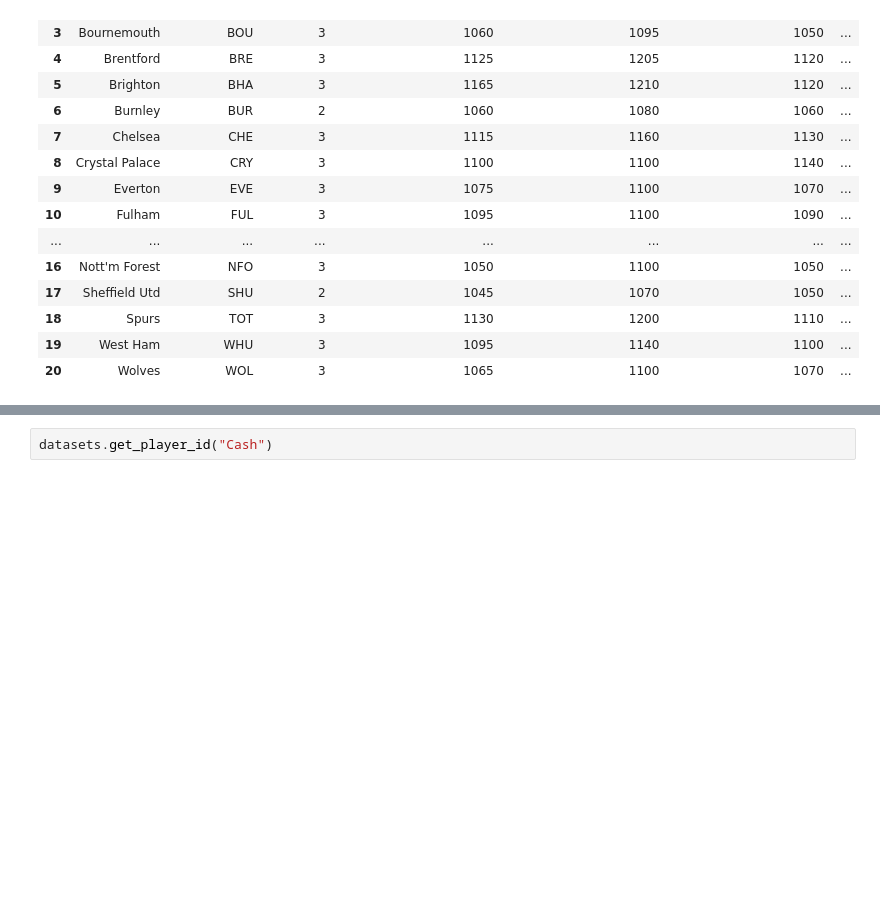
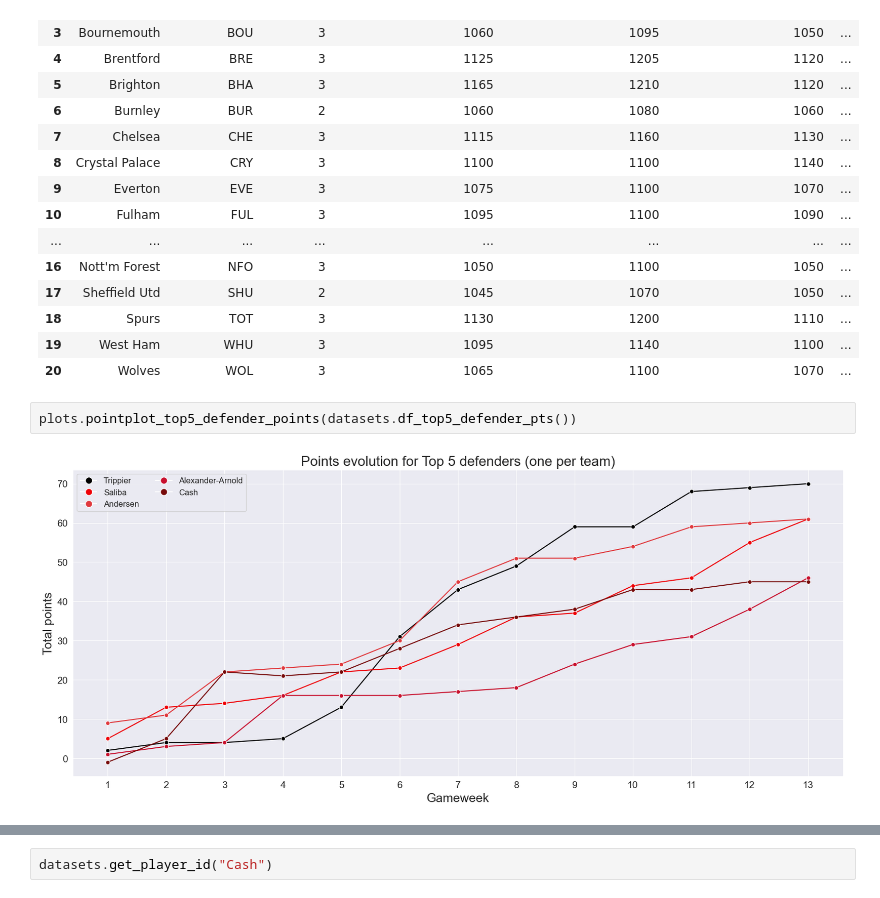
Before and after one commit to JedrzejSarna/fpl_analysis, a Jupyter notebook: _00_testing.ipynb, the cells around one changed output, grey strips where cells are left out. Saved outputs shown, nothing was run; the diff lists cells and outputs as text; blank space fills up the shorter version.

Commit message:
added top5 plots and tried LS prediction

```diff
--- a/_00_testing.ipynb
+++ b/_00_testing.ipynb
@@ -48,3 +48,7 @@ datasets.teams_dataset
 | 18 | Spurs | TOT | 3 | 1130 | 1200 | 1110 | ... |
 | 19 | West Ham | WHU | 3 | 1095 | 1140 | 1100 | ... |
 | 20 | Wolves | WOL | 3 | 1065 | 1100 | 1070 | ... |
+# %%
+plots.pointplot_top5_defender_points(datasets.df_top5_defender_pts())
+# %% [output]
+[figure, added]
```
Also changed, not shown: parts of 3 cells of this notebook, 3 other files.
